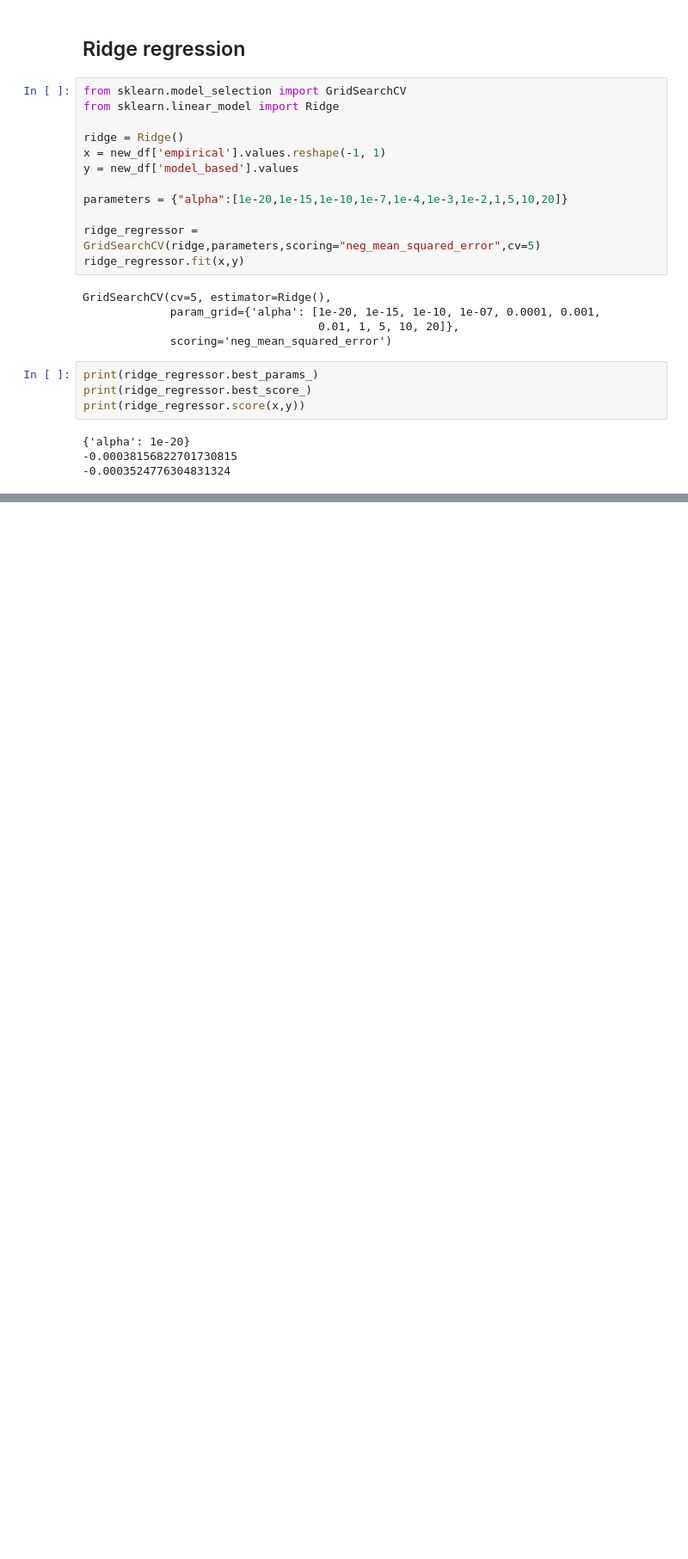
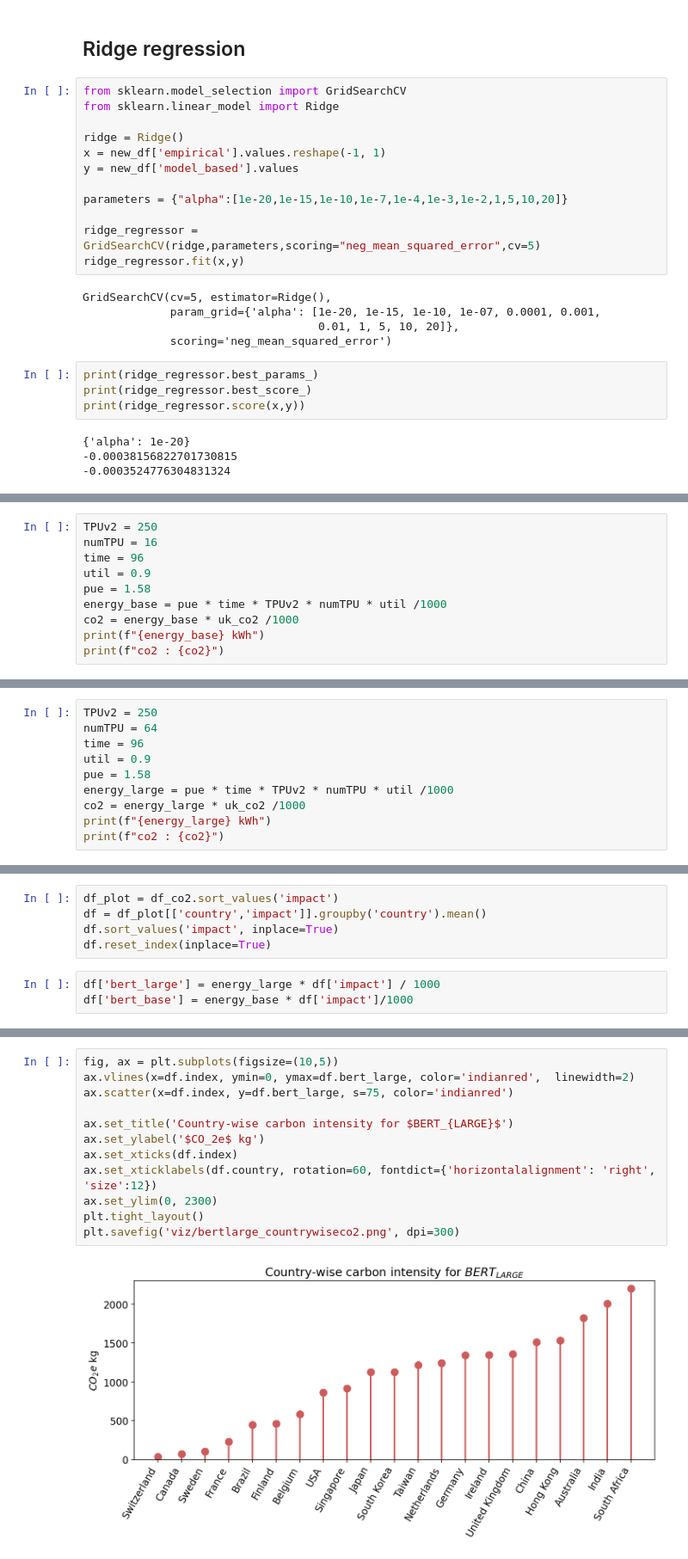
Before and after one commit to MScDissertation/NLP, a Jupyter notebook: CompareTimeModels.ipynb, the cells around one changed output, grey strips where cells are left out. Shown at 86% size. Cells and saved outputs as stored; diff of their text form; blank space fills up the shorter version.

Commit message:
new plot

```diff
--- a/CompareTimeModels.ipynb
+++ b/CompareTimeModels.ipynb
@@ -525,0 +543,10 @@ print(ridge_regressor.score(x,y))
+# %%
+TPUv2 = 250
+numTPU = 16
+time = 96
+util = 0.9
+pue = 1.58
+energy_base = pue * time * TPUv2 * numTPU * util /1000
+co2 = energy_base * uk_co2 /1000
+print(f"{energy_base} kWh")
+print(f"co2 : {co2}")
@@ -525,0 +558,10 @@ print(ridge_regressor.score(x,y))
+# %%
+TPUv2 = 250
+numTPU = 64
+time = 96
+util = 0.9
+pue = 1.58
+energy_large = pue * time * TPUv2 * numTPU * util /1000
+co2 = energy_large * uk_co2 /1000
+print(f"{energy_large} kWh")
+print(f"co2 : {co2}")
@@ -525,0 +571,8 @@ print(ridge_regressor.score(x,y))
+# %%
+df_plot = df_co2.sort_values('impact')
+df = df_plot[['country','impact']].groupby('country').mean()
+df.sort_values('impact', inplace=True)
+df.reset_index(inplace=True)
+# %%
+df['bert_large'] = energy_large * df['impact'] / 1000
+df['bert_base'] = energy_base * df['impact']/1000
@@ -525,0 +599,14 @@ print(ridge_regressor.score(x,y))
+# %%
+fig, ax = plt.subplots(figsize=(10,5))
+ax.vlines(x=df.index, ymin=0, ymax=df.bert_large, color='indianred',  linewidth=2)
+ax.scatter(x=df.index, y=df.bert_large, s=75, color='indianred')
+
+ax.set_title('Country-wise carbon intensity for $BERT_{LARGE}$')
+ax.set_ylabel('$CO_2e$ kg')
+ax.set_xticks(df.index)
+ax.set_xticklabels(df.country, rotation=60, fontdict={'horizontalalignment': 'right', 'size':12})
+ax.set_ylim(0, 2300)
+plt.tight_layout()
+plt.savefig('viz/bertlarge_countrywiseco2.png', dpi=300)
+# %% [output]
+[figure, added]
```
Also changed, not shown: parts of 8 cells of this notebook, 1 other file.
